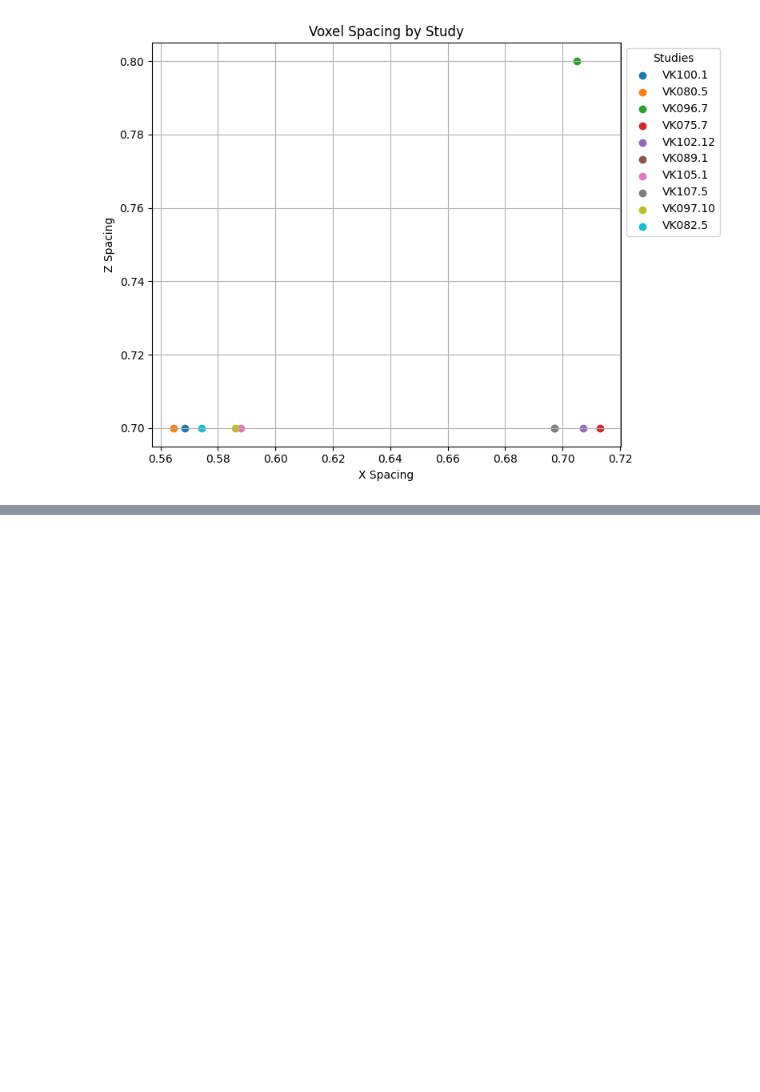
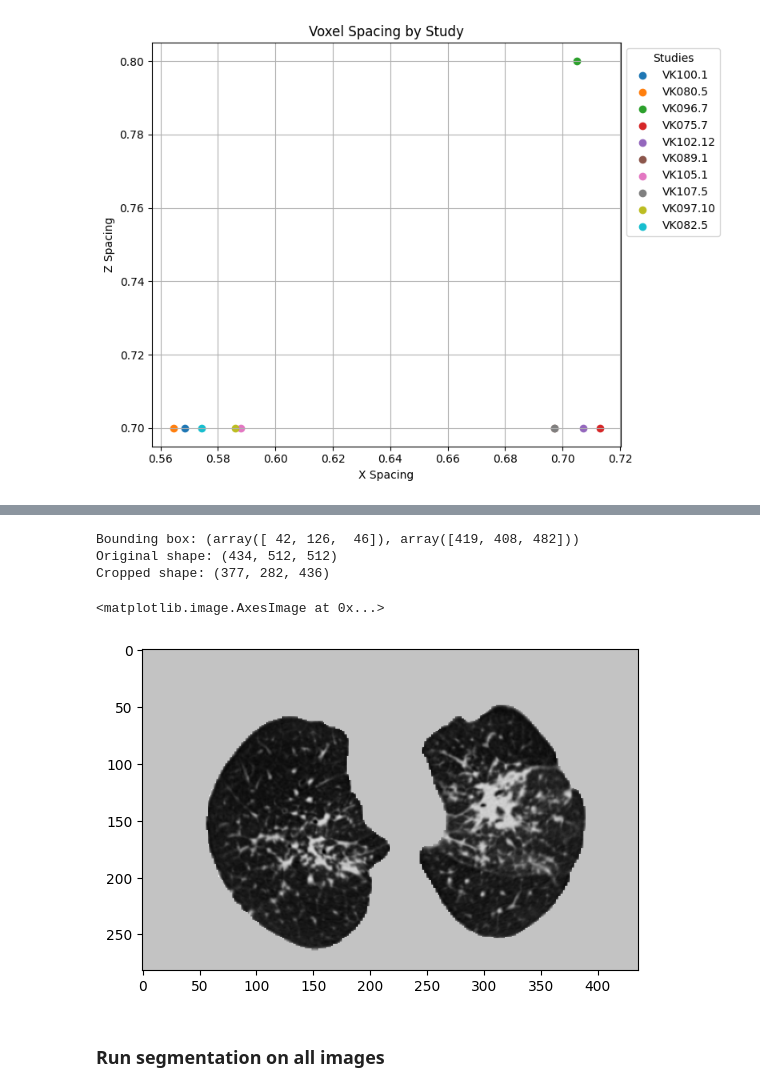
Before and after one commit to dhruvg97/BromptonML, a Jupyter notebook: Sarcoid_Test_2.ipynb, the cells around one changed output, grey strips where cells are left out. Cells and saved outputs as stored; diff of their text form; code cells hidden in the pictures; blank space fills up the shorter version.

```diff
--- a/Sarcoid_Test_2.ipynb
+++ b/Sarcoid_Test_2.ipynb
@@ -169,0 +226,42 @@ plt.show()
+# %%
+def crop_around_nonzero(image):
+    """
+    Crops a 3D image array around the non-zero region.
+
+    Parameters:
+        image (numpy.ndarray): A 3D array representing the image.
+
+    Returns:
+        cropped_image (numpy.ndarray): The cropped 3D image.
+        bounding_box (tuple): The coordinates of the cropping bounding box.
+    """
+    # Find the non-zero coordinates along each axis
+    non_zero_coords = np.argwhere(image > 0)
+    min_coords = non_zero_coords.min(axis=0)  # Minimum along each axis
+    max_coords = non_zero_coords.max(axis=0) + 1  # Maximum along each axis (inclusive)
+
+    # Crop the image
+    cropped_image = image[min_coords[0]:max_coords[0],  # Along depth (z)
+                          min_coords[1]:max_coords[1],  # Along height (y)
+                          min_coords[2]:max_coords[2]]  # Along width (x)
+
+    # Return the cropped image and the bounding box
+    bounding_box = (min_coords, max_coords)
+    return cropped_image, bounding_box
+# %%
+cropped_image, bbox = crop_around_nonzero(image_array3d)
+
+print("Bounding box:", bbox)
+print("Original shape:", image_array3d.shape)
+print("Cropped shape:", cropped_image.shape)
+# %% [output]
+Bounding box: (array([ 42, 126,  46]), array([419, 408, 482]))
+Original shape: (434, 512, 512)
+Cropped shape: (377, 282, 436)
+# %%
+plt.imshow(cropped_image[300,:,:], cmap='grey')
+# %% [output]
+<matplotlib.image.AxesImage at 0x...>
+[figure, added]
+# %% [markdown]
+### Run segmentation on all images
```
Also changed, not shown: parts of 17 cells of this notebook.
